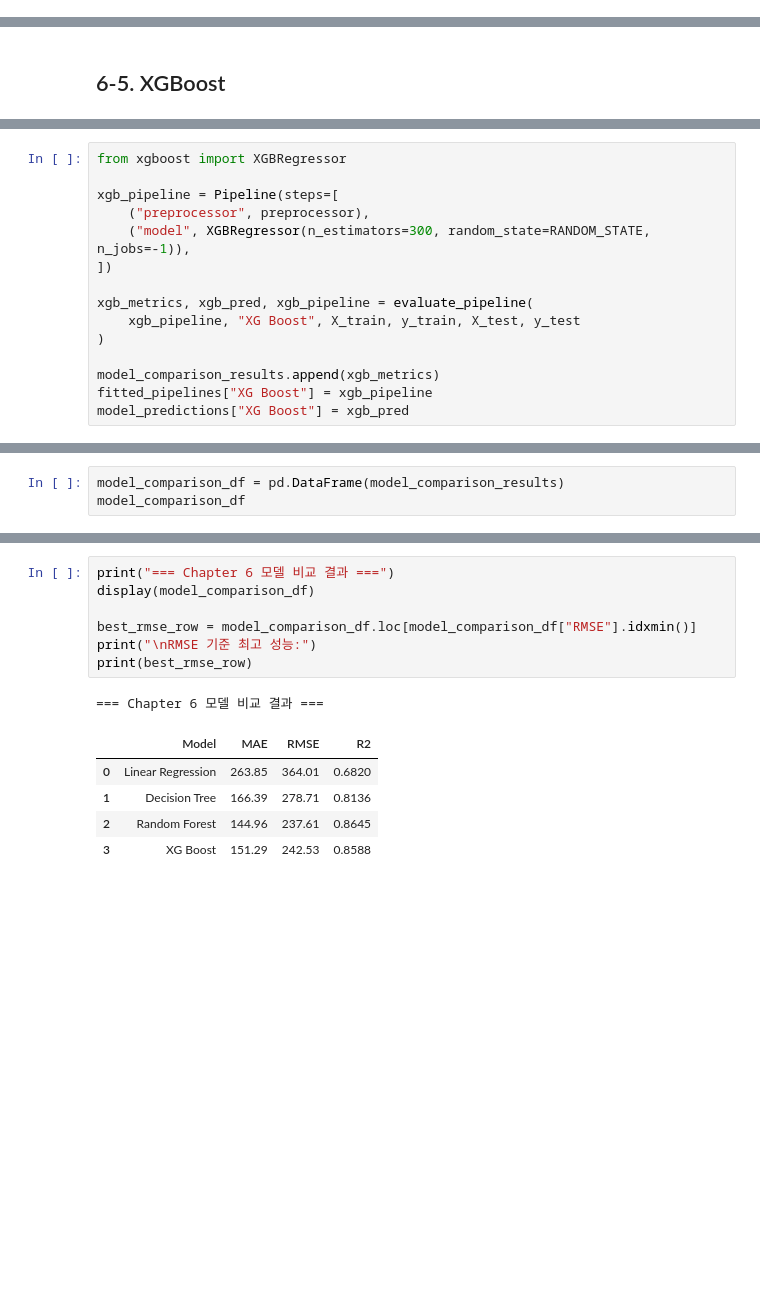
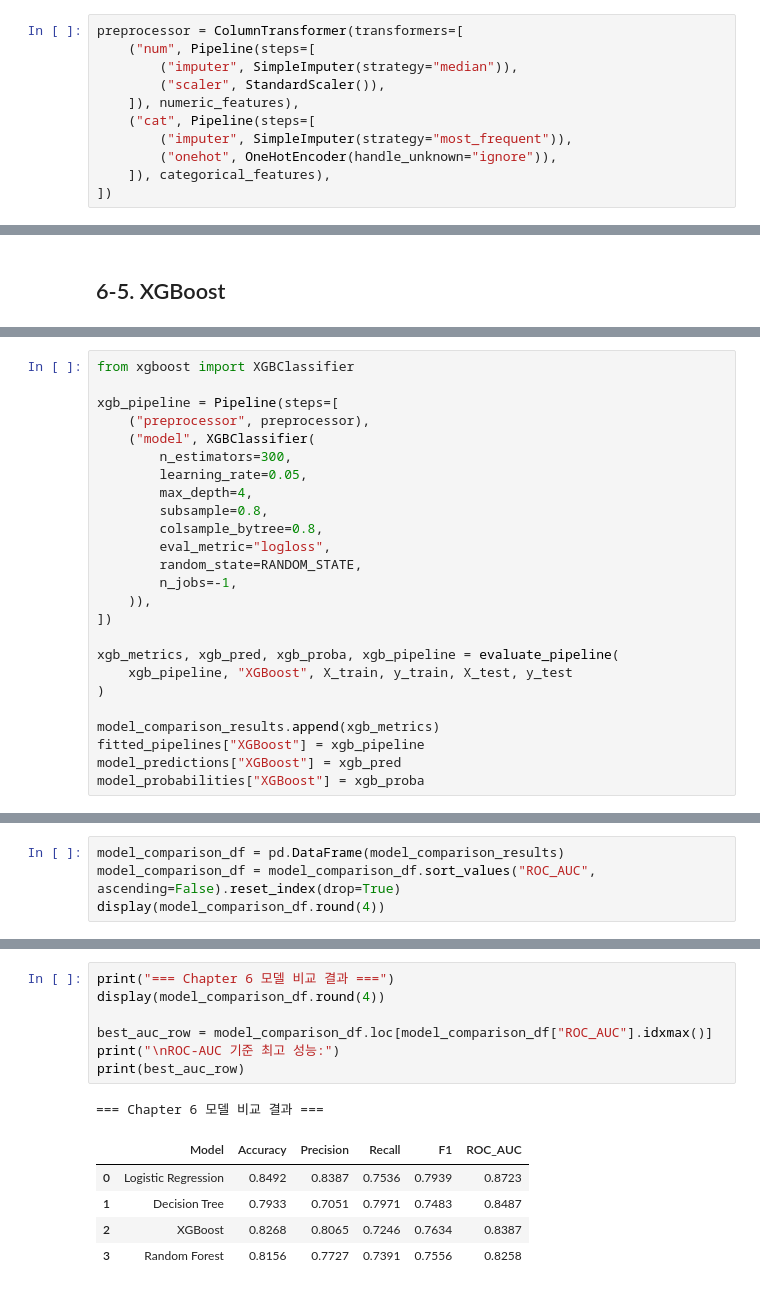
Before and after one commit to Sphen1sc1dae/AI-Service-Lab2, a Jupyter notebook: services/04-titanic-ai/ST_Titanic.ipynb, the cells around one changed output, grey strips where cells are left out. Saved outputs shown, nothing was run; the diff lists cells and outputs as text; blank space fills up the shorter version.

```diff
--- a/services/04-titanic-ai/ST_Titanic.ipynb
+++ b/services/04-titanic-ai/ST_Titanic.ipynb
@@ -1595,0 +896,11 @@ Note: you may need to restart the kernel to use updated packages.
+# %%
+preprocessor = ColumnTransformer(transformers=[
+    ("num", Pipeline(steps=[
+        ("imputer", SimpleImputer(strategy="median")),
+        ("scaler", StandardScaler()),
+    ]), numeric_features),
+    ("cat", Pipeline(steps=[
+        ("imputer", SimpleImputer(strategy="most_frequent")),
+        ("onehot", OneHotEncoder(handle_unknown="ignore")),
+    ]), categorical_features),
+])
@@ -1598,16 +1099,26 @@ Note: you may need to restart the kernel to use updated packages.
 # %%
-from xgboost import XGBRegressor
+from xgboost import XGBClassifier
 
 xgb_pipeline = Pipeline(steps=[
     ("preprocessor", preprocessor),
-    ("model", XGBRegressor(n_estimators=300, random_state=RANDOM_STATE, n_jobs=-1)),
+    ("model", XGBClassifier(
+        n_estimators=300,
+        learning_rate=0.05,
+        max_depth=4,
+        subsample=0.8,
+        colsample_bytree=0.8,
+        eval_metric="logloss",
+        random_state=RANDOM_STATE,
+        n_jobs=-1,
+    )),
 ])
 
-xgb_metrics, xgb_pred, xgb_pipeline = evaluate_pipeline(
-    xgb_pipeline, "XG Boost", X_train, y_train, X_test, y_test
+xgb_metrics, xgb_pred, xgb_proba, xgb_pipeline = evaluate_pipeline(
+    xgb_pipeline, "XGBoost", X_train, y_train, X_test, y_test
 )
 
 model_comparison_results.append(xgb_metrics)
-fitted_pipelines["XG Boost"] = xgb_pipeline
-model_predictions["XG Boost"] = xgb_pred
+fitted_pipelines["XGBoost"] = xgb_pipeline
+model_predictions["XGBoost"] = xgb_pred
+model_probabilities["XGBoost"] = xgb_proba
 # %% [output]
@@ -1623,4 +1144,5 @@ R2   : 0.8588
 # %%
 model_comparison_df = pd.DataFrame(model_comparison_results)
-model_comparison_df
+model_comparison_df = model_comparison_df.sort_values("ROC_AUC", ascending=False).reset_index(drop=True)
+display(model_comparison_df.round(4))
 # %% [output]
@@ -1675,14 +1191,14 @@ Chapter 6에서 Linear Regression, Decision Tree, Random Forest 3개 모델을
 # %%
 print("=== Chapter 6 모델 비교 결과 ===")
-display(model_comparison_df)
+display(model_comparison_df.round(4))
 
-best_rmse_row = model_comparison_df.loc[model_comparison_df["RMSE"].idxmin()]
-print("\nRMSE 기준 최고 성능:")
-print(best_rmse_row)
+best_auc_row = model_comparison_df.loc[model_comparison_df["ROC_AUC"].idxmax()]
+print("\nROC-AUC 기준 최고 성능:")
+print(best_auc_row)
 # %% [output]
 === Chapter 6 모델 비교 결과 ===
-|  | Model | MAE | RMSE | R2 |
-| 0 | Linear Regression | 263.85 | 364.01 | 0.6820 |
-| 1 | Decision Tree | 166.39 | 278.71 | 0.8136 |
-| 2 | Random Forest | 144.96 | 237.61 | 0.8645 |
-| 3 | XG Boost | 151.29 | 242.53 | 0.8588 |
+|  | Model | Accuracy | Precision | Recall | F1 | ROC_AUC |
+| 0 | Logistic Regression | 0.8492 | 0.8387 | 0.7536 | 0.7939 | 0.8723 |
+| 1 | Decision Tree | 0.7933 | 0.7051 | 0.7971 | 0.7483 | 0.8487 |
+| 2 | XGBoost | 0.8268 | 0.8065 | 0.7246 | 0.7634 | 0.8387 |
+| 3 | Random Forest | 0.8156 | 0.7727 | 0.7391 | 0.7556 | 0.8258 |
```
Also changed, not shown: parts of 196 cells of this notebook, 1 other file.
